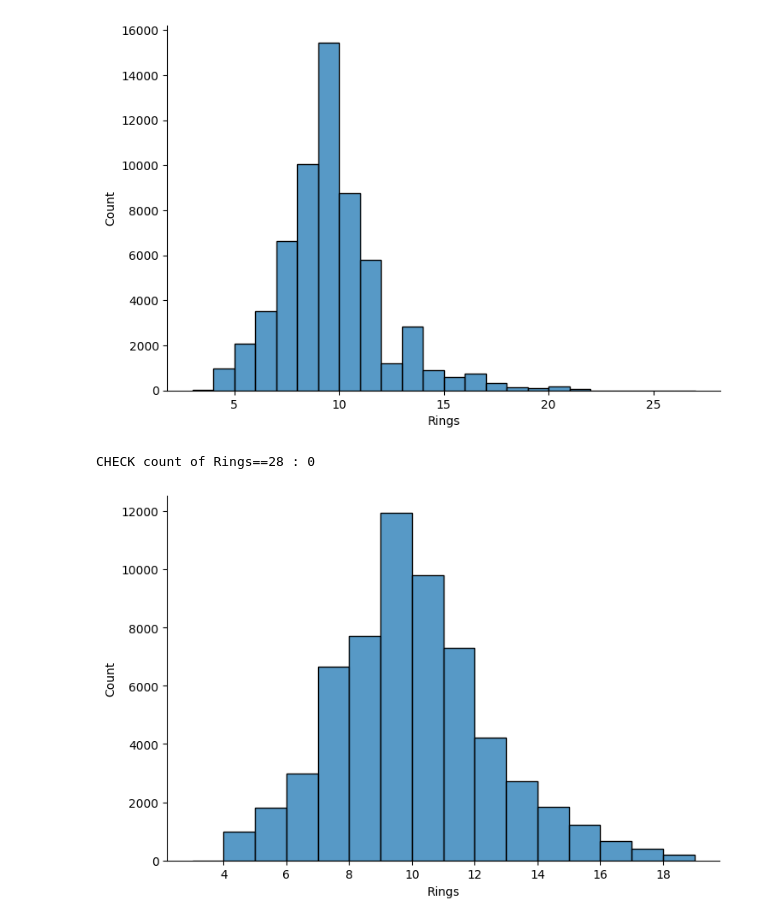
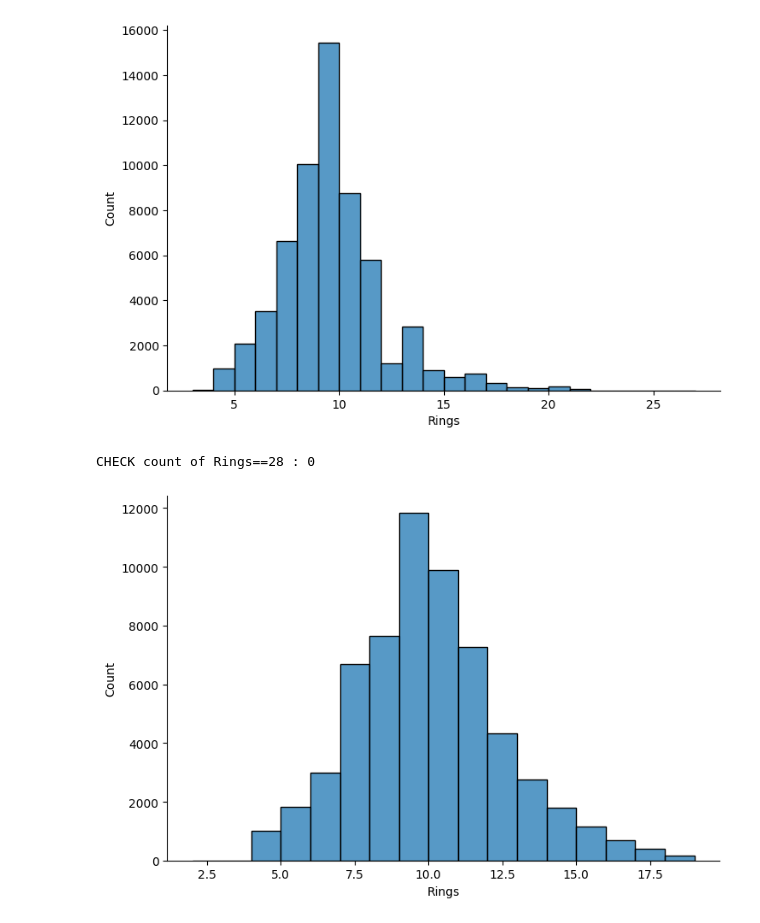
Before and after one commit to stephanie-yz/Kaggle_PG4.04_Abalone, a Jupyter notebook: 03_Modelling.ipynb, the cells around one changed output. Saved outputs shown, nothing was run; the diff lists cells and outputs as text; code cells hidden in the pictures.

```diff
--- a/03_Modelling.ipynb
+++ b/03_Modelling.ipynb
@@ -264,17 +264,17 @@ CHECK count of Rings==28 : 0
 # %%
 ## xgbreg prediction
 y_testpred_xgbreg = xgbreg.predict(x_test_onehot.values)
-y_testpred_xgbreg = np.exp(y_testpred_xgbreg)-1
+y_testpred_xgbreg = np.expm1(y_testpred_xgbreg)
 y_testpred_xgbreg = np.round(y_testpred_xgbreg)
 submission['Rings'] = y_testpred_xgbreg
-submission.to_csv('Submissions/test_pred_xgbreg_v2.csv', index=False)
+submission.to_csv('Submissions/test_pred_xgbreg_v3.csv', index=False)
 
 ## CHECKS
 ## check Rings!=28
 print('CHECK count of Rings==28 :',sum(submission.Rings==28))
 
 ## test prediction histogram of Rings
 g=sns.displot(data=submission, x='Rings', binwidth=1, aspect=1.5)
 # %% [output]
 CHECK count of Rings==28 : 0
-[figure, old version]
+[figure, new version]
```
Also changed, not shown: 1 other file.
